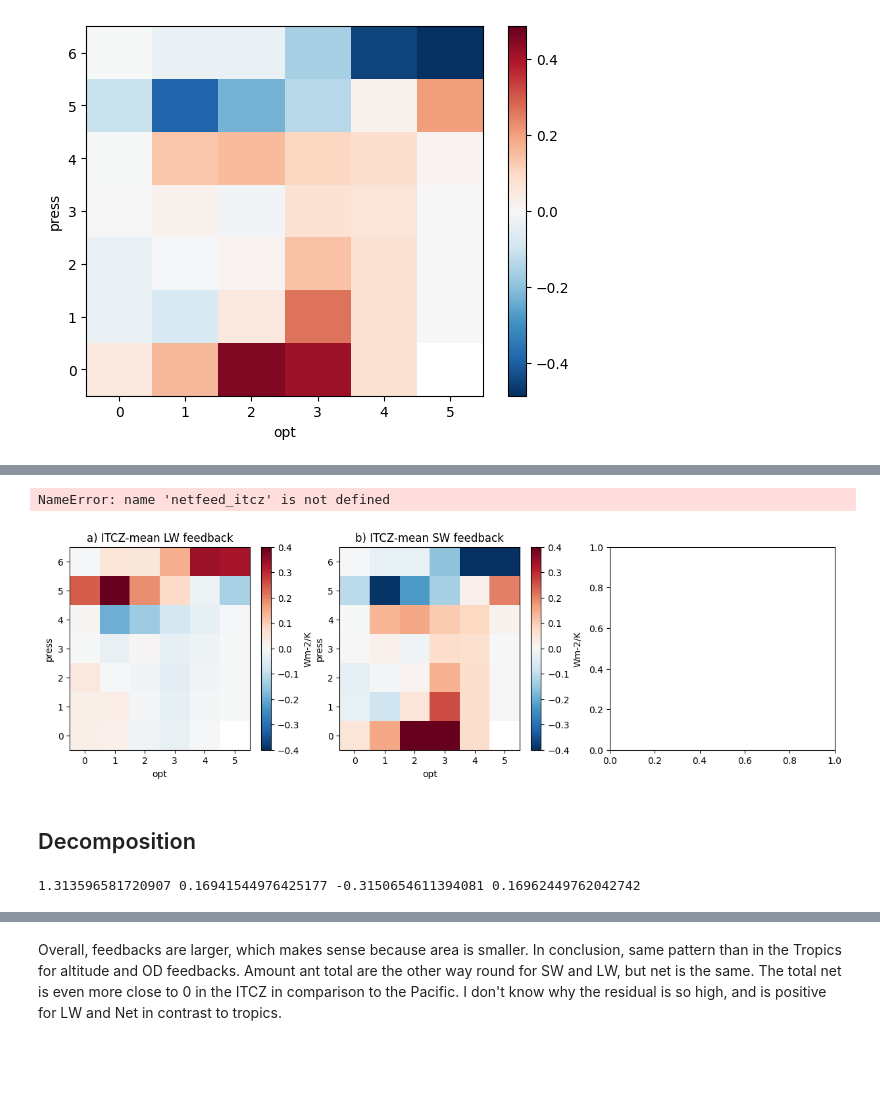
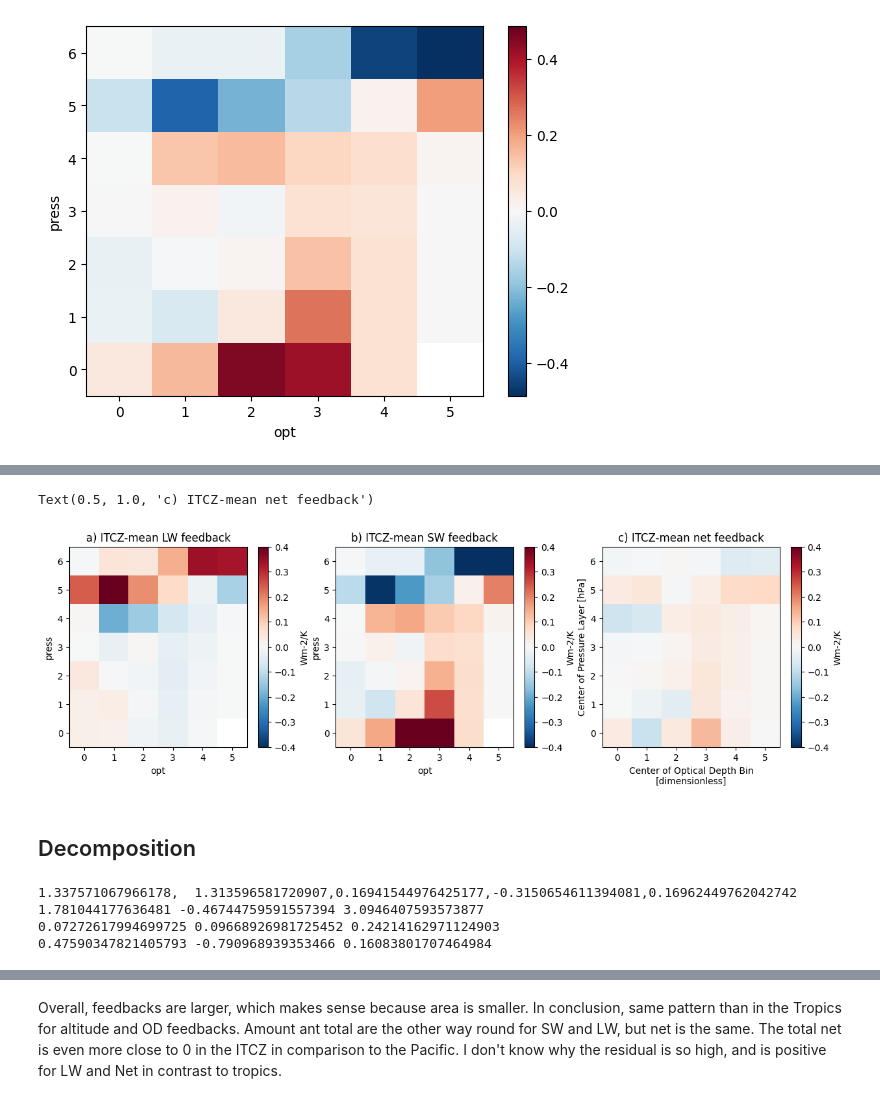
Before and after one commit to paula-rj/HighClouds, a Jupyter notebook: feedbacks.ipynb, the cells around one changed output, grey strips where cells are left out. Drawn from its saved outputs; the diff is of its cells as text; code cells hidden in the pictures; blank space fills up the shorter version.

```diff
--- a/feedbacks.ipynb
+++ b/feedbacks.ipynb
@@ -173,7 +172,8 @@ gmst_anom_raghu.shape
 # %% [output]
 (222,)
 # %%
-corregido = gmst_anom_raghu - np.mean(gmst_anom_raghu)
+mean0220 = np.mean(gmst_anom_raghu)
+corregido = gmst_anom_raghu - mean0220
 corregido.shape
 start_date = "2002-07"  # January 1850
 end_date = "2021-01"    # December 2020
@@ -207,11 +238,17 @@ lw_feed_st =  np.zeros([7,6])
 for od in [0,1,2,3,4,5]:
     for p in [0,1,2,3,4,5,6]:
         bint = lwR_trop_mean.sel(press=p, opt=od)
-        lw_regress = stats.linregress(gmst_anom_raghu, bint)
-        lw_feed_slope[p, od] = lw_regress.slope
-        lw_feed_st[p, od] = lw_regress.stderr
+        #lw_regress = stats.linregress(corregido, bint)
+        lw_regress = sm.OLS(bint.data, corregido.astype("float32")).fit()
+        lw_feed_slope[p, od] = lw_regress.params[0] #.slope
+        lw_feed_st[p, od] = lw_regress.bse[0] #.stderr
 
 lwfeed_trops = xa.DataArray(lw_feed_slope,
                     coords={"press": lwR_trop_mean.press, "opt":lwR_trop_mean.opt,
                            },
                    )
+
+lwfeed_trops_st = xa.DataArray(lw_feed_st,
+                    coords={"press": lwR_trop_mean.press, "opt":lwR_trop_mean.opt,
+                           },
+                   )
@@ -590,16 +729,23 @@ Low-mid cloud ITCZ LW feedback =  -0.12582095948055885
 [figure]
 # %%
 sw_feed_itcz =  np.zeros([7,6])
+sw_feed_itcz_st = np.zeros([7,6])
+
 for od in [0,1,2,3,4,5]:
     for p in [0,1,2,3,4,5,6]:
         bints = swR_itcz_mean.sel(press=p, opt=od)
-        sw_regress = stats.linregress(gmst_anom_raghu, bints).slope
-        sw_feed_itcz[p, od] = sw_regress
+        sw_feed_itcz[p, od] = stats.linregress(gmst_anom_raghu, bints).slope
+        sw_feed_itcz_st[p, od] = lw_regress.stderr
+
 
 swfeed_itcz = xa.DataArray(sw_feed_itcz,
                     coords={"press": swR_itcz_mean.press, "opt":swR_itcz_mean.opt,
                            },
                    )
+swfeed_itcz_st = xa.DataArray(sw_feed_itcz_st,
+                    coords={"press": swR_itcz_mean.press, "opt":swR_itcz_mean.opt,
+                           },
+                   )
 # %%
 print(swfeed_itcz.sum(["press", "opt"]).data)
 print("High cloud ITCZ SW feedback = ", swfeed_itcz.sel(press=[4,5,6]).sum(["press", "opt"]).data)
@@ -613,8 +759,8 @@ Low-mid cloud ITCZ SW feedback =  1.7473716524428773
 [figure]
 # %%
 #6
-netR_itcz = K_trop.mean("time")*cc_trop_anom
-netR_itcz_mean = netR_trop.mean(["lat"]) #weighted(weights=weights).
+netR_itcz = K_itcz.mean("time")*cc_trop_anom
+netR_itcz_mean = netR_itcz.mean(["lat"]) #weighted(weights=weights).
 
 net_feed_itcz =  np.zeros([7,6])
 net_feed_st = np.zeros([7,6])
@@ -623,13 +769,18 @@ for od in [0,1,2,3,4,5]:
     for p in [0,1,2,3,4,5,6]:
         bints = netR_itcz_mean.sel(press=p, opt=od)
         net_regress = stats.linregress(gmst_anom_raghu, bints)
-        net_feed[p, od] = net_regress.slope
+        net_feed_itcz[p, od] = net_regress.slope
         net_feed_st[p, od] = net_regress.stderr
 
-netfeed_itczr = xa.DataArray(net_feed,
+netfeed_itczr = xa.DataArray(net_feed_itcz,
                     coords={"press": netR_itcz_mean.press, "opt":netR_itcz_mean.opt,
                            },
                    )
+
+netfeed_itcz_st = xa.DataArray(net_feed_st,
+                    coords={"press": netR_itcz_mean.press, "opt":netR_itcz_mean.opt,
+                           },
+                   )
 # %%
 #netfeed_itcz = swfeed_itcz + lwfeed_itcz
 print(netfeed_itczr.sum(["press", "opt"]))
@@ -646,16 +811,16 @@ Low-mid cloud itcz net feedback =  0.18819495023789767
 # %%
 fig, (ax1, ax2, ax3) = plt.subplots(1, 3, figsize=(15,4))
 
 #fig.suptitle('Horizontally stacked subplots')
 lwfeed_itcz.plot(cmap="RdBu_r", vmin=-0.4, vmax=0.4, cbar_kwargs={'label': "Wm-2/K", 'extend': 'neither'}, ax=ax1)
 ax1.set_title("a) ITCZ-mean LW feedback")
 swfeed_itcz.plot(cmap="RdBu_r", vmin=-0.4, vmax=0.4, cbar_kwargs={'label': "Wm-2/K", 'extend': 'neither'}, ax=ax2)
 ax2.set_title("b) ITCZ-mean SW feedback")
-netfeed_itcz.plot(cmap="RdBu_r", vmin=-0.4, vmax=0.4, cbar_kwargs={'label': "Wm-2/K", 'extend': 'neither'}, ax=ax3)
+netfeed_itczr.plot(cmap="RdBu_r", vmin=-0.4, vmax=0.4, cbar_kwargs={'label': "Wm-2/K", 'extend': 'neither'}, ax=ax3)
 ax3.set_title("c) ITCZ-mean net feedback")
 #plt.savefig("feedbacks_itcz.png")
 # %% [output]
-NameError: name 'netfeed_itcz' is not defined
+Text(0.5, 1.0, 'c) ITCZ-mean net feedback')
-[figure, old version]
+[figure, new version]
 # %% [markdown]
 ## Decomposition
@@ -662,17 +830,32 @@ NameError: name 'netfeed_itcz' is not defined
 # %%
+#LW
 a_ITCZ = feedback_amount(area_itcz.sel(press=[4,5,6]), lwK_itcz.sel(press=[4,5,6]), gmst_anom_raghu)
 
 b_ITCZ = hc_feedbacks(area_itcz, lwK_itcz, "press")
 
 c_ITCZ = hc_feedbacks(area_itcz, lwK_itcz, "opt")
 
-res_ITCZ = lwfeed_itcz.sel(press=[4,5,6]).sum(["press", "opt"]).data - a_ITCZ-b_ITCZ-c_ITCZ
+hc_tot = lwfeed_itcz.sel(press=[4,5,6]).sum(["press", "opt"]).data
 
-print(a_ITCZ,b_ITCZ,c_ITCZ,res_ITCZ)
+res_ITCZ =  hc_tot - a_ITCZ[0]-b_ITCZ[0]-c_ITCZ[0]
 
+print(f"{hc_tot},  {a_ITCZ[0]},{b_ITCZ[0]},{c_ITCZ[0]},{res_ITCZ}")
+
+# Confidence interval
+ci_a = t_value * a_ITCZ[1] #amount
+print(ci_a, a_ITCZ[0] - ci_a ,a_ITCZ[0]+ci_a)
+
+ci_b = t_value * b_ITCZ[1] #press
+print(ci_b, b_ITCZ[0] - ci_b ,b_ITCZ[0]+ci_b)
+
+ci_c = t_value * c_ITCZ[1] #opt
+print(ci_c, c_ITCZ[0] - ci_c ,c_ITCZ[0]+ci_c)
 #HC lw total 1.337571067966178
 # %% [output]
-1.313596581720907 0.16941544976425177 -0.3150654611394081 0.16962449762042742
+1.337571067966178,  1.313596581720907,0.16941544976425177,-0.3150654611394081,0.16962449762042742
+1.781044177636481 -0.46744759591557394 3.0946407593573877
+0.07272617994699725 0.09668926981725452 0.24214162971124903
+0.47590347821405793 -0.790968939353466 0.16083801707464984
 # %%
 #SW
 a_ITCZ = feedback_amount(area_itcz.sel(press=[4,5,6]), swK_itcz.sel(press=[4,5,6]), gmst_anom_raghu)
```
Also changed, not shown: parts of 51 cells of this notebook.
